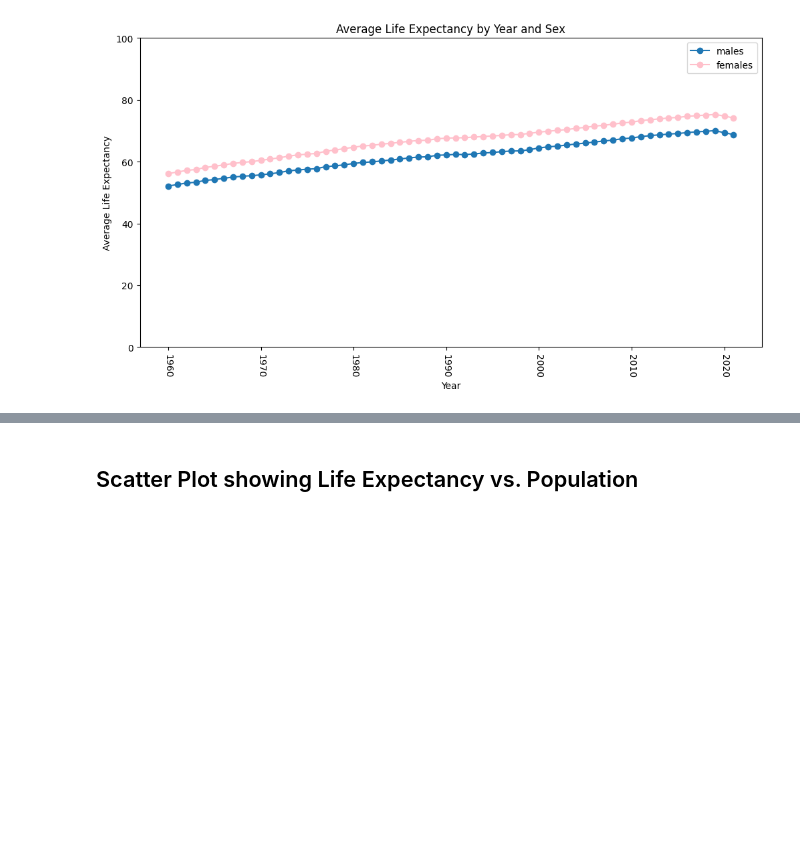
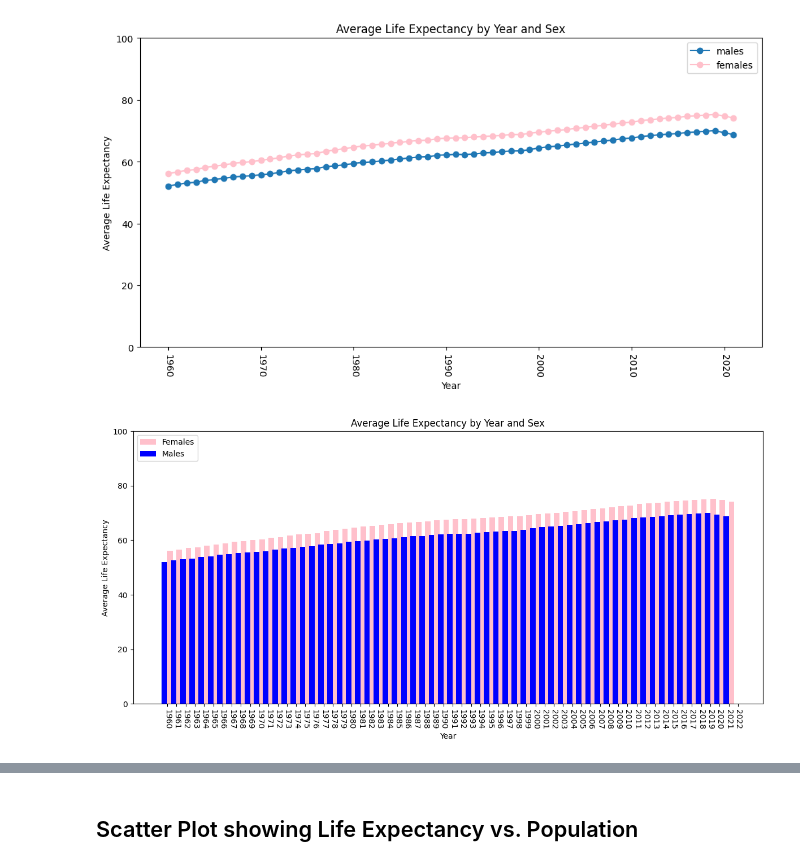
Before and after one commit to JNorthData/Life_Expectancy, a Jupyter notebook: life-expectancy.ipynb, the cells around one changed output, grey strips where cells are left out. Cells and saved outputs as stored; diff of their text form; code cells hidden in the pictures; blank space fills up the shorter version.

Commit message:
building plots

```diff
--- a/life-expectancy.ipynb
+++ b/life-expectancy.ipynb
@@ -287,3 +287,49 @@ plt.xticks(rotation=-90)
 plt.show()
 # %% [output]
 [figure]
+# %%
+import numpy as np
+import matplotlib.pyplot as plt
+import pandas as pd
+
+# Assuming 'Life_Exp_df' is your DataFrame containing the data
+
+# Coerce non-numeric values to NaN
+Life_Exp_df['Life Expectancy Male'] = pd.to_numeric(Life_Exp_df['Life Expectancy Male'], errors='coerce')
+Life_Exp_df['Life Expectancy Female'] = pd.to_numeric(Life_Exp_df['Life Expectancy Female'], errors='coerce')
+
+# Filter the data for years other than '2022'
+filtered_df = Life_Exp_df[Life_Exp_df['Year'] != '2022']
+
+# Calculate average life expectancy for males and females for each year
+grouped_df = filtered_df.groupby(['Year']).agg({
+    'Life Expectancy Male': 'mean',
+    'Life Expectancy Female': 'mean'
+}).reset_index()
+
+# Set the width of each bar
+bar_width = 0.6
+
+# Calculate the positions of the bars on the x-axis
+years = np.arange(len(grouped_df))
+bar_positions_male = years
+bar_positions_female = years + bar_width
+
+# Create the stacked bar plot
+plt.figure(figsize=(12, 6))
+
+plt.bar(bar_positions_female, grouped_df['Life Expectancy Female'], width=bar_width, label='Females', color='pink')
+plt.bar(bar_positions_male, grouped_df['Life Expectancy Male'], width=bar_width, label='Males', color='blue')
+
+# Add labels and title
+plt.xlabel('Year')
+plt.ylabel('Average Life Expectancy')
+plt.title('Average Life Expectancy by Year and Sex')
+plt.ylim(0, 100)
+plt.legend()
+plt.xticks(bar_positions_male + bar_width / 2, grouped_df['Year'], rotation=-90)
+
+plt.tight_layout()
+plt.show()
+# %% [output]
+[figure, added]
```
Also changed, not shown: parts of 12 cells of this notebook.
